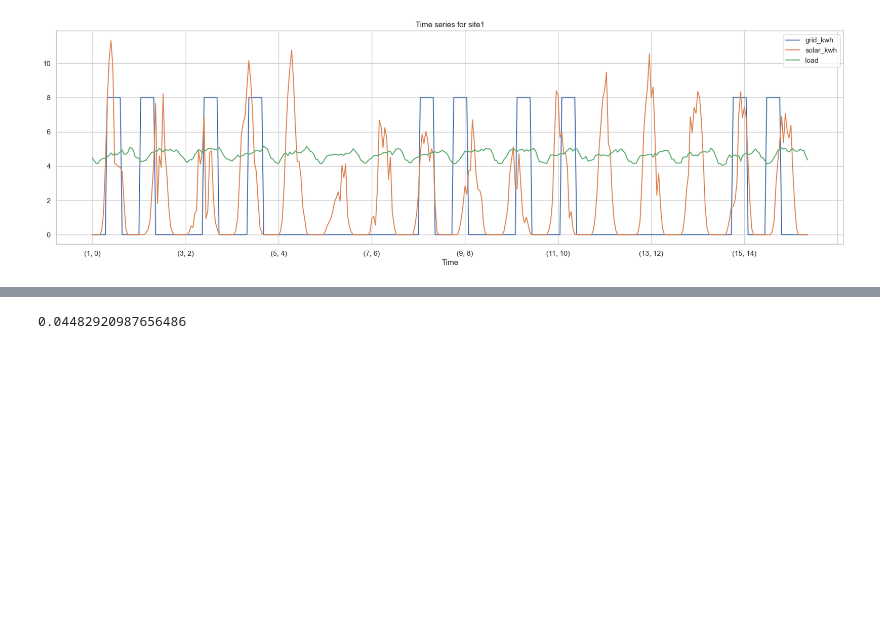
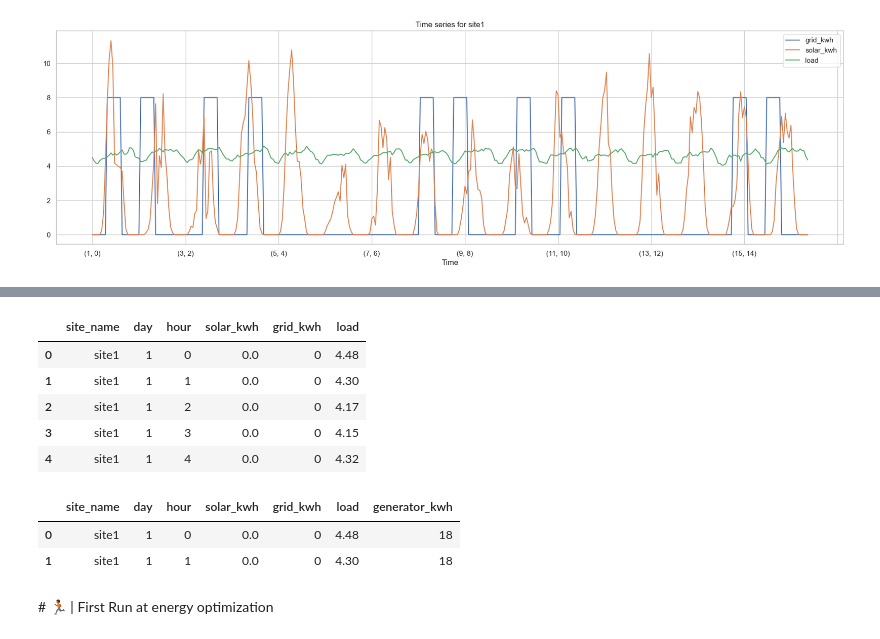
Before and after one commit to MosesBomera/Smart-Energy-Supply-Scheduling-for-Green-Telecom-Challenge, a Jupyter notebook: 001_Exploratory_Data_Analysis.ipynb, the cells around one changed output, grey strips where cells are left out. Cells and saved outputs as stored; diff of their text form; code cells hidden in the pictures; blank space fills up the shorter version.

```diff
--- a/001_Exploratory_Data_Analysis.ipynb
+++ b/001_Exploratory_Data_Analysis.ipynb
@@ -293,2 +292,10 @@ utils.calculate_ct(
 # %%
 site_one_soc_ts = soc_time_series.query(f"site_name == 'site1'")
+site_one_soc_ts.head(5)
+# %% [output]
+|  | site_name | day | hour | solar_kwh | grid_kwh | load |
+| 0 | site1 | 1 | 0 | 0.0 | 0 | 4.48 |
+| 1 | site1 | 1 | 1 | 0.0 | 0 | 4.30 |
+| 2 | site1 | 1 | 2 | 0.0 | 0 | 4.17 |
+| 3 | site1 | 1 | 3 | 0.0 | 0 | 4.15 |
+| 4 | site1 | 1 | 4 | 0.0 | 0 | 4.32 |
@@ -318,4 +301,0 @@ site_one_soc_ts['soc_rate'] = site_one_soc_ts.apply(
-# %%
-utils.calculate_soc_at_time_t(site_one_soc_ts['soc_rate'].values, 1000)
-# %% [output]
-0.04482920987656486
@@ -321,0 +304,9 @@ utils.calculate_soc_at_time_t(site_one_soc_ts['soc_rate'].values, 1000)
+# %%
+# We don't want to use the generator, so we will use it to charge the battery.
+site_one_soc_ts.head(2)
+# %% [output]
+|  | site_name | day | hour | solar_kwh | grid_kwh | load | generator_kwh |
+| 0 | site1 | 1 | 0 | 0.0 | 0 | 4.48 | 18 |
+| 1 | site1 | 1 | 1 | 0.0 | 0 | 4.30 | 18 |
+# %% [markdown]
+# 🏃🏾 | First Run at energy optimization
```
Also changed, not shown: parts of 15 cells of this notebook.
